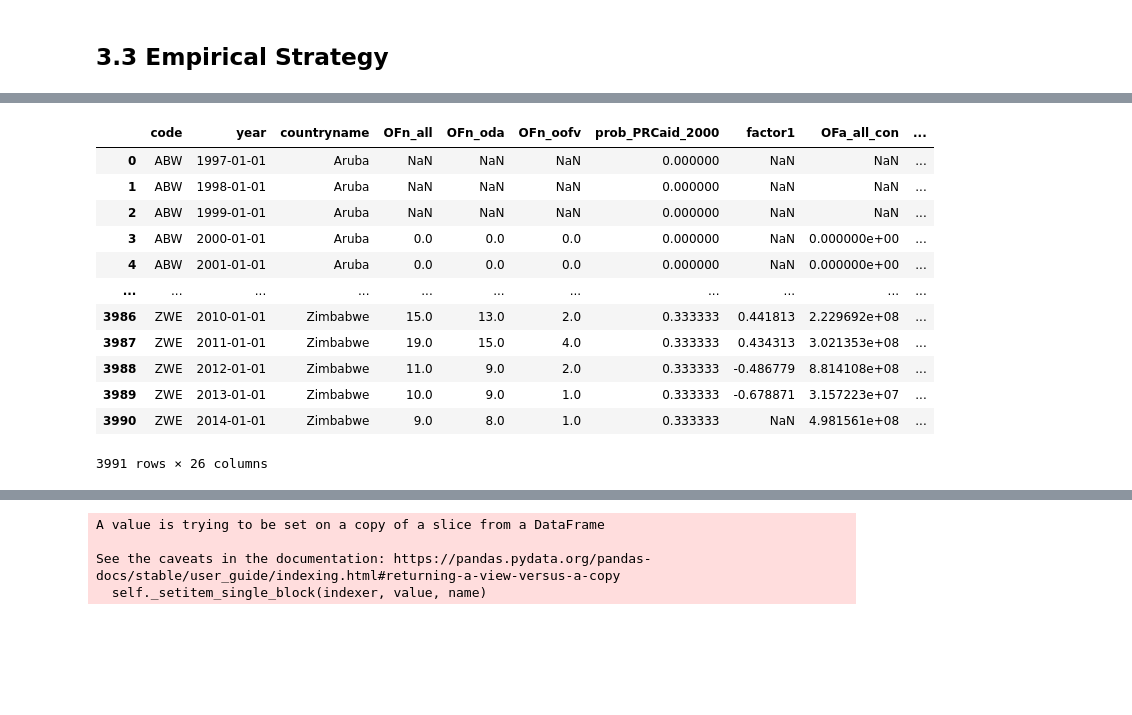
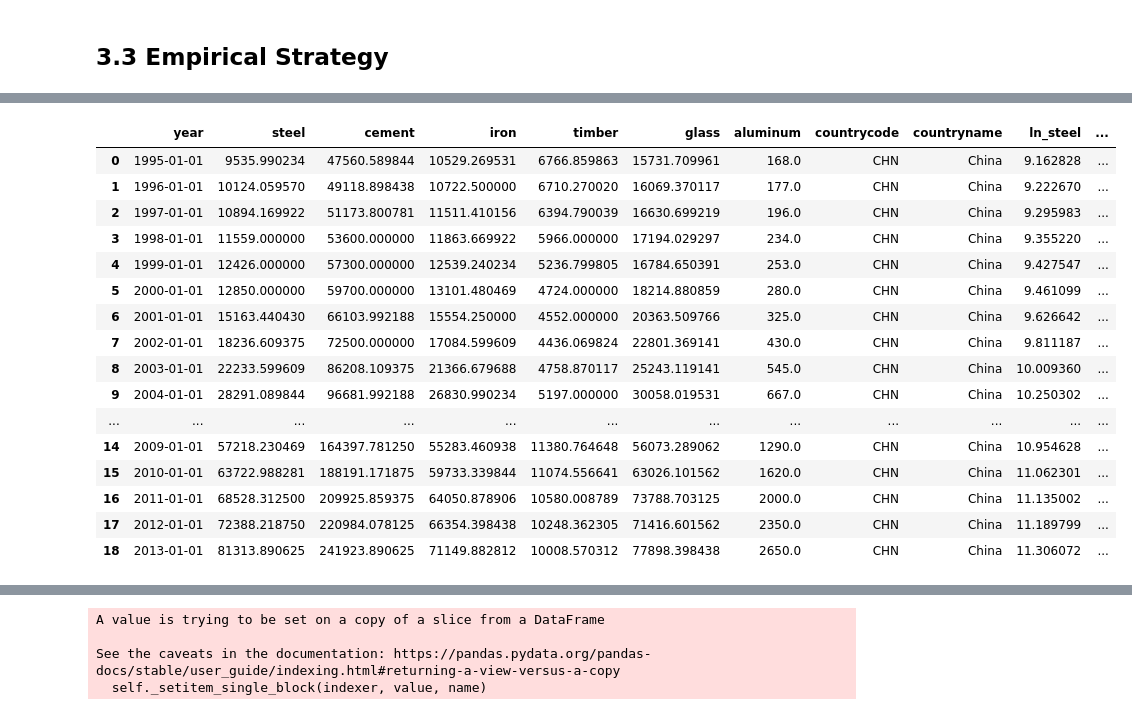
Before and after one commit to JonathanWillnow/ose-data-science-course-project-JonathanWillnow, a Jupyter notebook: JonathanWillnowOSE.ipynb, the cells around one changed output, grey strips where cells are left out. Drawn from its saved outputs; the diff is of its cells as text; code cells hidden in the pictures; blank space fills up the shorter version.

```diff
--- a/JonathanWillnowOSE.ipynb
+++ b/JonathanWillnowOSE.ipynb
@@ -688,19 +681,21 @@ https://www.statisticssolutions.com/free-resources/directory-of-statistical-anal
-# %%
-data3 = pd.read_stata("data/AEJ2020 allocation.dta")
-
-data3.factor1.unique()
-data3
-# %% [output]
-|  | code | year | countryname | OFn_all | OFn_oda | OFn_oofv | prob_PRCaid_2000 | factor1 | OFa_all_con | ... |
-| 0 | ABW | 1997-01-01 | Aruba | NaN | NaN | NaN | 0.000000 | NaN | NaN | ... |
-| 1 | ABW | 1998-01-01 | Aruba | NaN | NaN | NaN | 0.000000 | NaN | NaN | ... |
-| 2 | ABW | 1999-01-01 | Aruba | NaN | NaN | NaN | 0.000000 | NaN | NaN | ... |
-| 3 | ABW | 2000-01-01 | Aruba | 0.0 | 0.0 | 0.0 | 0.000000 | NaN | 0.000000e+00 | ... |
-| 4 | ABW | 2001-01-01 | Aruba | 0.0 | 0.0 | 0.0 | 0.000000 | NaN | 0.000000e+00 | ... |
-| ... | ... | ... | ... | ... | ... | ... | ... | ... | ... | ... |
-| 3986 | ZWE | 2010-01-01 | Zimbabwe | 15.0 | 13.0 | 2.0 | 0.333333 | 0.441813 | 2.229692e+08 | ... |
-| 3987 | ZWE | 2011-01-01 | Zimbabwe | 19.0 | 15.0 | 4.0 | 0.333333 | 0.434313 | 3.021353e+08 | ... |
-| 3988 | ZWE | 2012-01-01 | Zimbabwe | 11.0 | 9.0 | 2.0 | 0.333333 | -0.486779 | 8.814108e+08 | ... |
-| 3989 | ZWE | 2013-01-01 | Zimbabwe | 10.0 | 9.0 | 1.0 | 0.333333 | -0.678871 | 3.157223e+07 | ... |
-| 3990 | ZWE | 2014-01-01 | Zimbabwe | 9.0 | 8.0 | 1.0 | 0.333333 | NaN | 4.981561e+08 | ... |
-3991 rows × 26 columns
+# %%
+input_data = pd.read_stata("data/test_instruments2.dta")
+input_data
+# %% [output]
+|  | year | steel | cement | iron | timber | glass | aluminum | countrycode | countryname | ln_steel | ... |
+| 0 | 1995-01-01 | 9535.990234 | 47560.589844 | 10529.269531 | 6766.859863 | 15731.709961 | 168.0 | CHN | China | 9.162828 | ... |
+| 1 | 1996-01-01 | 10124.059570 | 49118.898438 | 10722.500000 | 6710.270020 | 16069.370117 | 177.0 | CHN | China | 9.222670 | ... |
+| 2 | 1997-01-01 | 10894.169922 | 51173.800781 | 11511.410156 | 6394.790039 | 16630.699219 | 196.0 | CHN | China | 9.295983 | ... |
+| 3 | 1998-01-01 | 11559.000000 | 53600.000000 | 11863.669922 | 5966.000000 | 17194.029297 | 234.0 | CHN | China | 9.355220 | ... |
+| 4 | 1999-01-01 | 12426.000000 | 57300.000000 | 12539.240234 | 5236.799805 | 16784.650391 | 253.0 | CHN | China | 9.427547 | ... |
+| 5 | 2000-01-01 | 12850.000000 | 59700.000000 | 13101.480469 | 4724.000000 | 18214.880859 | 280.0 | CHN | China | 9.461099 | ... |
+| 6 | 2001-01-01 | 15163.440430 | 66103.992188 | 15554.250000 | 4552.000000 | 20363.509766 | 325.0 | CHN | China | 9.626642 | ... |
+| 7 | 2002-01-01 | 18236.609375 | 72500.000000 | 17084.599609 | 4436.069824 | 22801.369141 | 430.0 | CHN | China | 9.811187 | ... |
+| 8 | 2003-01-01 | 22233.599609 | 86208.109375 | 21366.679688 | 4758.870117 | 25243.119141 | 545.0 | CHN | China | 10.009360 | ... |
+| 9 | 2004-01-01 | 28291.089844 | 96681.992188 | 26830.990234 | 5197.000000 | 30058.019531 | 667.0 | CHN | China | 10.250302 | ... |
+| ... | ... | ... | ... | ... | ... | ... | ... | ... | ... | ... | ... |
+| 14 | 2009-01-01 | 57218.230469 | 164397.781250 | 55283.460938 | 11380.764648 | 56073.289062 | 1290.0 | CHN | China | 10.954628 | ... |
+| 15 | 2010-01-01 | 63722.988281 | 188191.171875 | 59733.339844 | 11074.556641 | 63026.101562 | 1620.0 | CHN | China | 11.062301 | ... |
+| 16 | 2011-01-01 | 68528.312500 | 209925.859375 | 64050.878906 | 10580.008789 | 73788.703125 | 2000.0 | CHN | China | 11.135002 | ... |
+| 17 | 2012-01-01 | 72388.218750 | 220984.078125 | 66354.398438 | 10248.362305 | 71416.601562 | 2350.0 | CHN | China | 11.189799 | ... |
+| 18 | 2013-01-01 | 81313.890625 | 241923.890625 | 71149.882812 | 10008.570312 | 77898.398438 | 2650.0 | CHN | China | 11.306072 | ... |
```
Also changed, not shown: parts of 16 cells of this notebook.
